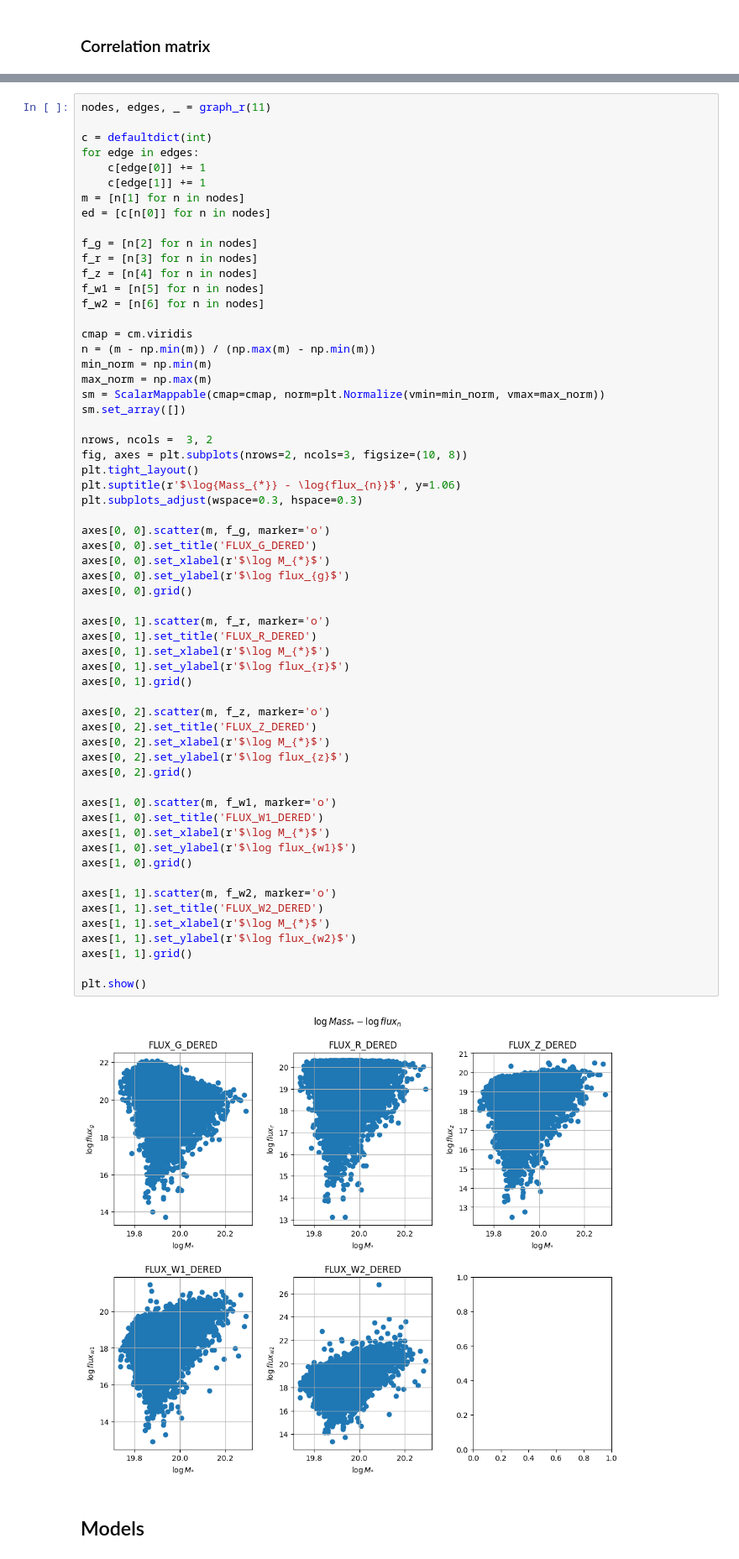
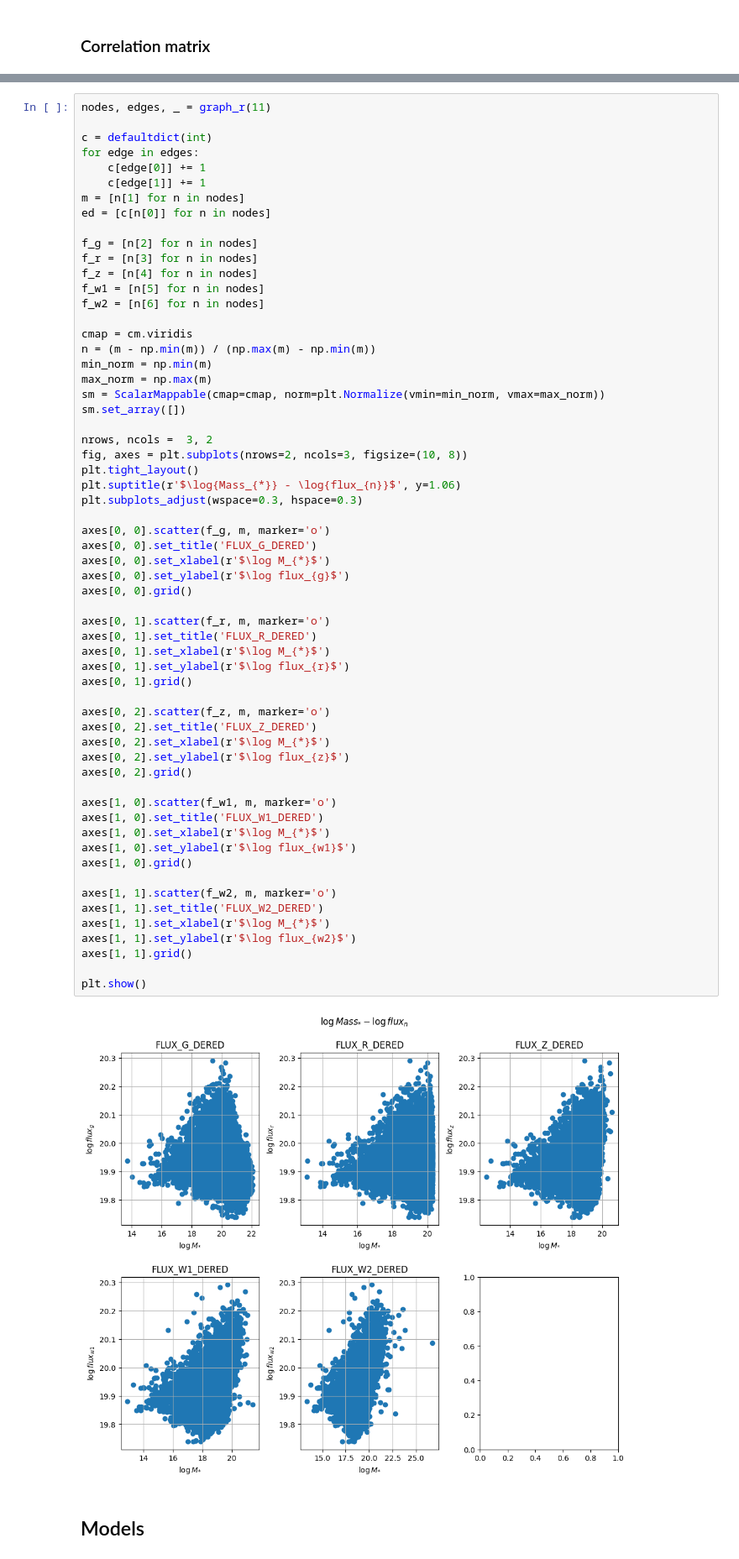
Before and after one commit to ValeriaTorresG/GalaxyMassGNN, a Jupyter notebook: models.ipynb, the cells around one changed output, grey strips where cells are left out. Shown at 84% size. Saved outputs shown, nothing was run; the diff lists cells and outputs as text.

```diff
--- a/models.ipynb
+++ b/models.ipynb
@@ -100,38 +100,38 @@ plt.tight_layout()
 plt.suptitle(r'$\log{Mass_{*}} - \log{flux_{n}}$', y=1.06)
 plt.subplots_adjust(wspace=0.3, hspace=0.3)
 
-axes[0, 0].scatter(m, f_g, marker='o')
+axes[0, 0].scatter(f_g, m, marker='o')
 axes[0, 0].set_title('FLUX_G_DERED')
 axes[0, 0].set_xlabel(r'$\log M_{*}$')
 axes[0, 0].set_ylabel(r'$\log flux_{g}$')
 axes[0, 0].grid()
 
-axes[0, 1].scatter(m, f_r, marker='o')
+axes[0, 1].scatter(f_r, m, marker='o')
 axes[0, 1].set_title('FLUX_R_DERED')
 axes[0, 1].set_xlabel(r'$\log M_{*}$')
 axes[0, 1].set_ylabel(r'$\log flux_{r}$')
 axes[0, 1].grid()
 
-axes[0, 2].scatter(m, f_z, marker='o')
+axes[0, 2].scatter(f_z, m, marker='o')
 axes[0, 2].set_title('FLUX_Z_DERED')
 axes[0, 2].set_xlabel(r'$\log M_{*}$')
 axes[0, 2].set_ylabel(r'$\log flux_{z}$')
 axes[0, 2].grid()
 
-axes[1, 0].scatter(m, f_w1, marker='o')
+axes[1, 0].scatter(f_w1, m, marker='o')
 axes[1, 0].set_title('FLUX_W1_DERED')
 axes[1, 0].set_xlabel(r'$\log M_{*}$')
 axes[1, 0].set_ylabel(r'$\log flux_{w1}$')
 axes[1, 0].grid()
 
-axes[1, 1].scatter(m, f_w2, marker='o')
+axes[1, 1].scatter(f_w2, m, marker='o')
 axes[1, 1].set_title('FLUX_W2_DERED')
 axes[1, 1].set_xlabel(r'$\log M_{*}$')
 axes[1, 1].set_ylabel(r'$\log flux_{w2}$')
 axes[1, 1].grid()
 
 plt.show()
 # %% [output]
-[figure, old version]
+[figure, new version]
 # %% [markdown]
 ## Models
```
Also changed, not shown: parts of 19 cells of this notebook.
